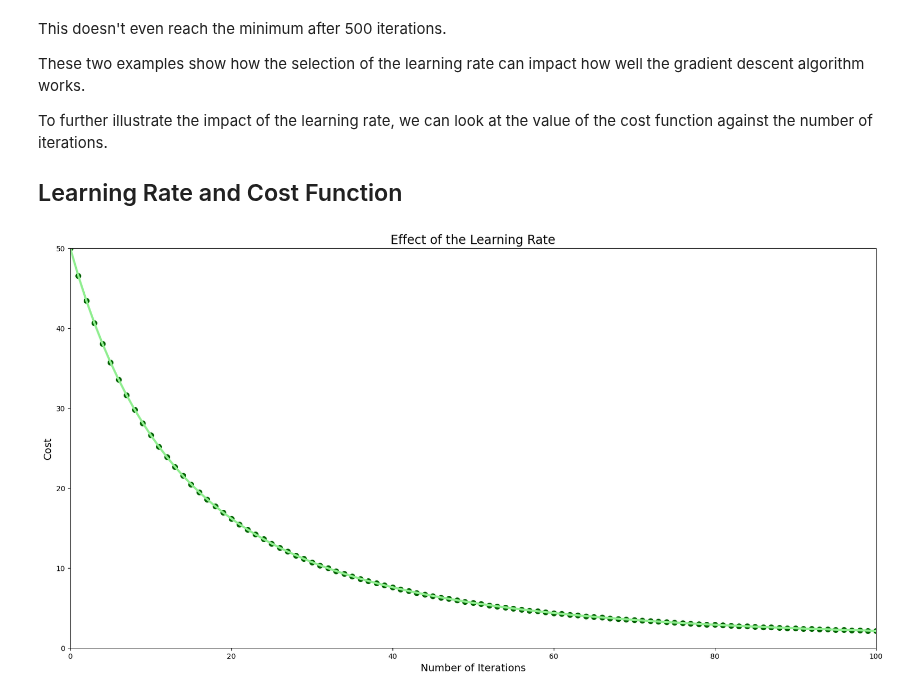
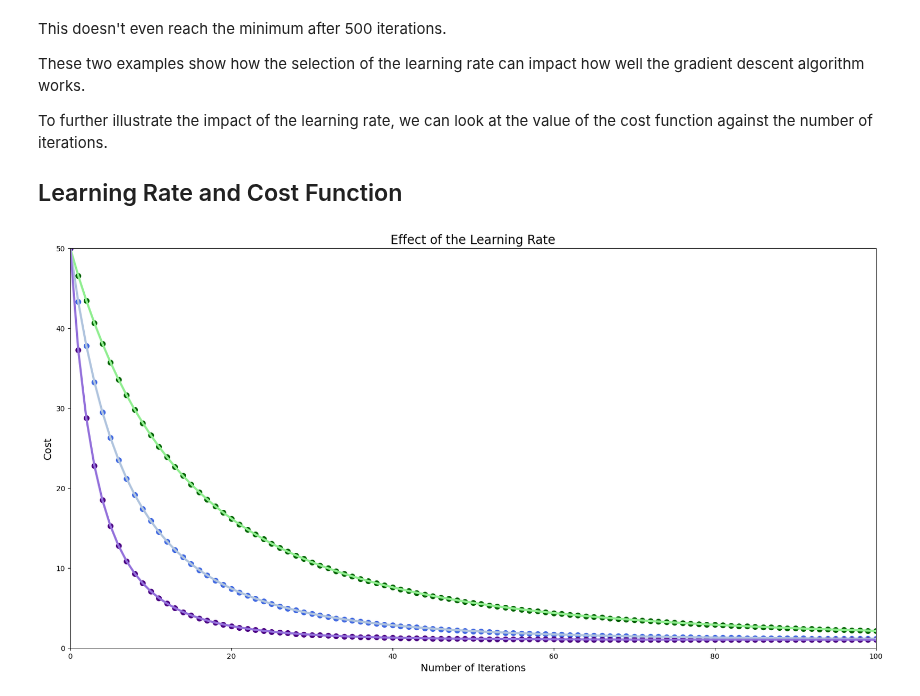
Before and after one commit to srofe/MLBootcamp, a Jupyter notebook: 03-GradientDescent/GradientDescent-MultipleMinima.ipynb, the cells around one changed output. Cells and saved outputs as stored; diff of their text form; code cells hidden in the pictures.

Commit message:
Add additional learning rates to the plot

```diff
--- a/03-GradientDescent/GradientDescent-MultipleMinima.ipynb
+++ b/03-GradientDescent/GradientDescent-MultipleMinima.ipynb
@@ -269,26 +272,41 @@ To further illustrate the impact of the learning rate, we can look at the value
 # %%
 number_of_iterations = 100
 low_gamma = gradient_descent(derivative_function=dg, initial_guess=3, multiplier=0.0005,
-                                                          precision=0.0001, maximum_iterations=number_of_iterations)
+                             precision=0.0001, maximum_iterations=number_of_iterations)
+mid_gamma = gradient_descent(derivative_function=dg, initial_guess=3, multiplier=0.001,
+                             precision=0.0001, maximum_iterations=number_of_iterations)
+high_gamma = gradient_descent(derivative_function=dg, initial_guess=3, multiplier=0.002,
+                              precision=0.0001, maximum_iterations=number_of_iterations)
 
 # Plotting reduction in cost for each iteration
 plt.figure(figsize=[20, 10])
 plt.xlim(0, number_of_iterations)
 plt.ylim(0, 50)
 
 plt.title('Effect of the Learning Rate', fontsize=17)
 plt.xlabel('Number of Iterations', fontsize=14)
 plt.ylabel('Cost', fontsize=14)
 
 # Values for charts
 # For Y-axis data, convert lists to numpy arrays.
 low_values = np.array(low_gamma[1])
+mid_values = np.array(mid_gamma[1])
+high_values = np.array(high_gamma[1])
 # For X-axis, from 0 to number of iterations + 1.
-iteration_list = list(range(0, number_of_iterations+1))
+iteration_list = list(range(0, number_of_iterations + 1))
 
+# Low Gamma plot
 plt.plot(iteration_list, g(low_values), color='lightgreen', linewidth=3)
 plt.scatter(iteration_list, g(low_values), color='darkgreen', s=50)
 
+# Mid Gamma plot
+plt.plot(iteration_list, g(mid_values), color='lightsteelblue', linewidth=3)
+plt.scatter(iteration_list, g(mid_values), color='royalblue', s=50)
+
+# High Gamma plot
+plt.plot(iteration_list, g(high_values), color='mediumpurple', linewidth=3)
+plt.scatter(iteration_list, g(high_values), color='indigo', s=50)
+
 plt.show()
 # %% [output]
-[figure, old version]
+[figure, new version]
```
Also changed, not shown: parts of 3 cells of this notebook.
